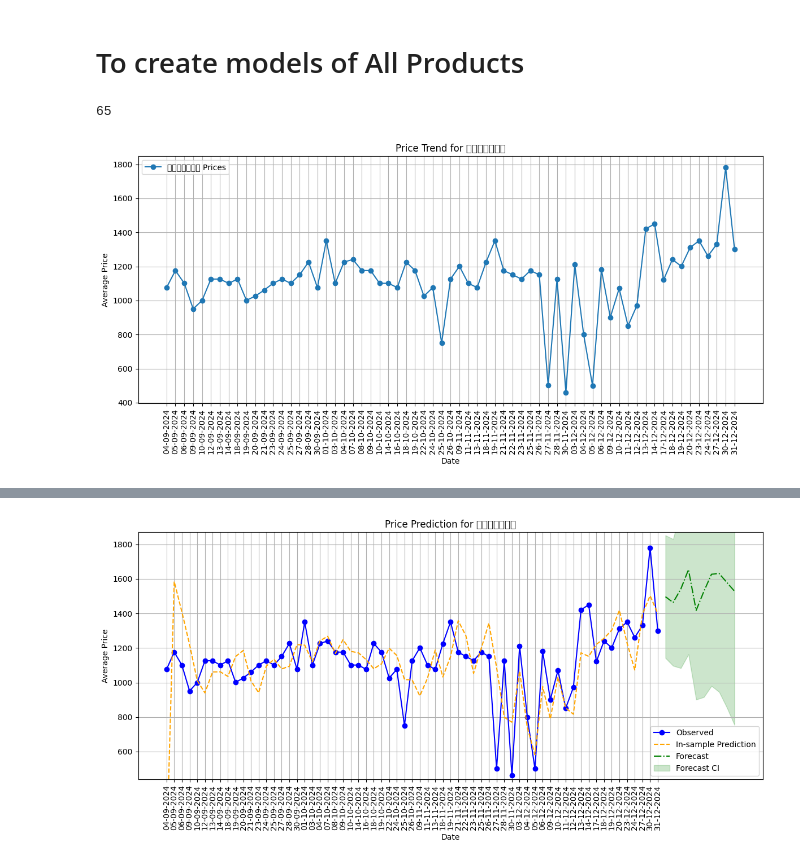
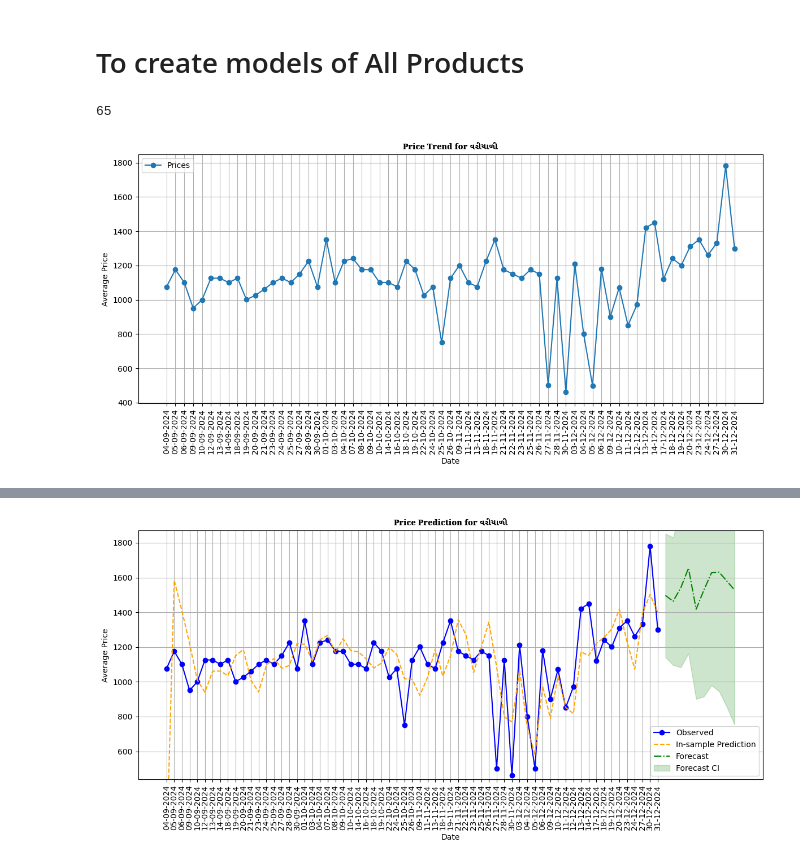
Before and after one commit to darshil511/APMC-price-predictor, a Jupyter notebook: Saving_ARIMA.ipynb, the cells around one changed output, grey strips where cells are left out. Saved outputs shown, nothing was run; the diff lists cells and outputs as text; code cells hidden in the pictures.

Commit message:
Added gujarati names for products whereever necessary

```diff
--- a/Saving_ARIMA.ipynb
+++ b/Saving_ARIMA.ipynb
@@ -233,6 +233,11 @@ for product in commodities:
         print(f"Model for {product} saved as {model_filename}")
     except Exception as e:
         print(f"Error saving model for {product}: {e}")
+# %%
+from matplotlib import font_manager as fm
+
+font_path = "D:/APMC-price-predictor/NotoSerifGujarati-Black.ttf"
+guj_fonts = fm.FontProperties(fname=font_path)
 # %%
 # Retrieve the model
 product_name = "વરીયાળી"  # Example product to evaluate
@@ -251,8 +256,8 @@ else:
 
   # Plot the raw price data for the selected commodity
   plt.figure(figsize=(12, 6))
-  plt.plot(price_data.index, price_data, label=f'{product_name} Prices', marker='o', linestyle='-')
-  plt.title(f'Price Trend for {product_name}')
+  plt.plot(price_data.index, price_data, label=f'Prices', marker='o', linestyle='-')
+  plt.title(f'Price Trend for {product_name}', fontproperties=guj_fonts)
   plt.xlabel('Date')
   plt.ylabel('Average Price')
   plt.xticks(rotation=90)
@@ -283,35 +288,35 @@ if os.path.exists(model_filename):
 
   # # Plot observed prices
   plt.plot(price_data.index, price_data, label='Observed', marker='o', linestyle='-', color='blue')
 
   # # Plot in-sample predictions
   plt.plot(pred_mean.index, pred_mean, label='In-sample Prediction', color='orange', linestyle='--')
 
   # # Plot forecasted prices
   plt.plot(forecast_mean.index, forecast_mean, label='Forecast', color='green', linestyle='-.')
 
   # # Add confidence intervals for forecasts
   plt.fill_between(forecast_ci.index,
                   forecast_ci.iloc[:, 0],
                   forecast_ci.iloc[:, 1], color='green', alpha=0.2, label='Forecast CI')
 
   # # Adjust the y-axis range based on observed and forecasted prices
   plt.ylim(price_data.min() * 0.95, price_data.max() * 1.05)
 
   # # Graph labels and legend
-  plt.title(f'Price Prediction for {product_name}')
+  plt.title(f'Price Prediction for {product_name}', fontproperties=guj_fonts)
   plt.xlabel('Date')
   plt.ylabel('Average Price')
   plt.xticks(rotation=90)
   plt.legend()
   plt.grid()
   plt.tight_layout()
   plt.show()
 else:
   print(f"Model for {product_name} not found.")
 # %% [output]
 65
-[figure, old version]
+[figure, new version]
 Model for વરીયાળી loaded successfully.
                                SARIMAX Results
 ==============================================================================
@@ -329,4 +334,4 @@ Covariance Type:                  opg
 
 Warnings:
 [1] Covariance matrix calculated using the outer product of gradients (complex-step).
-[figure, old version]
+[figure, new version]
```
Also changed, not shown: parts of 1 cell of this notebook, 3 other files.
